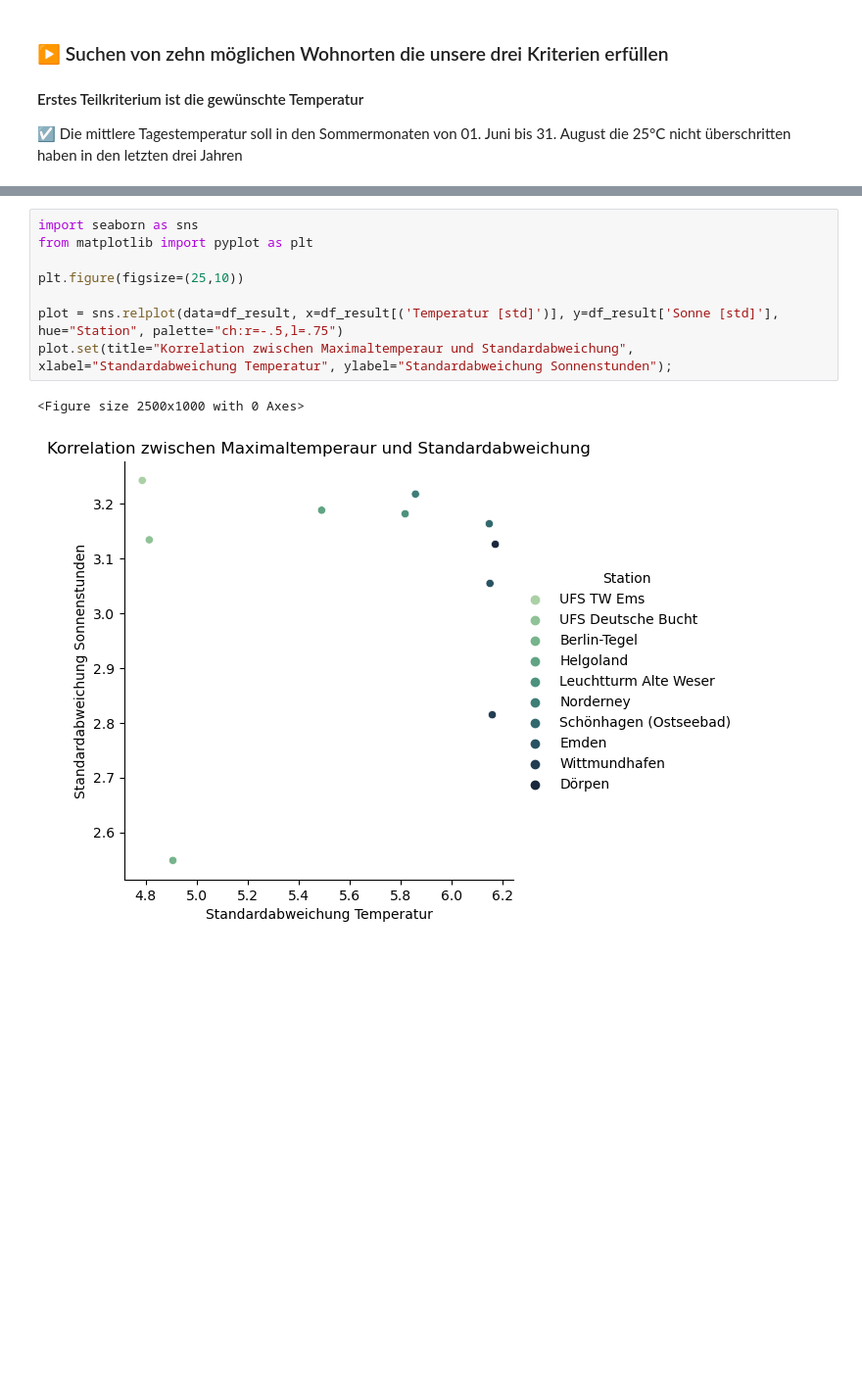
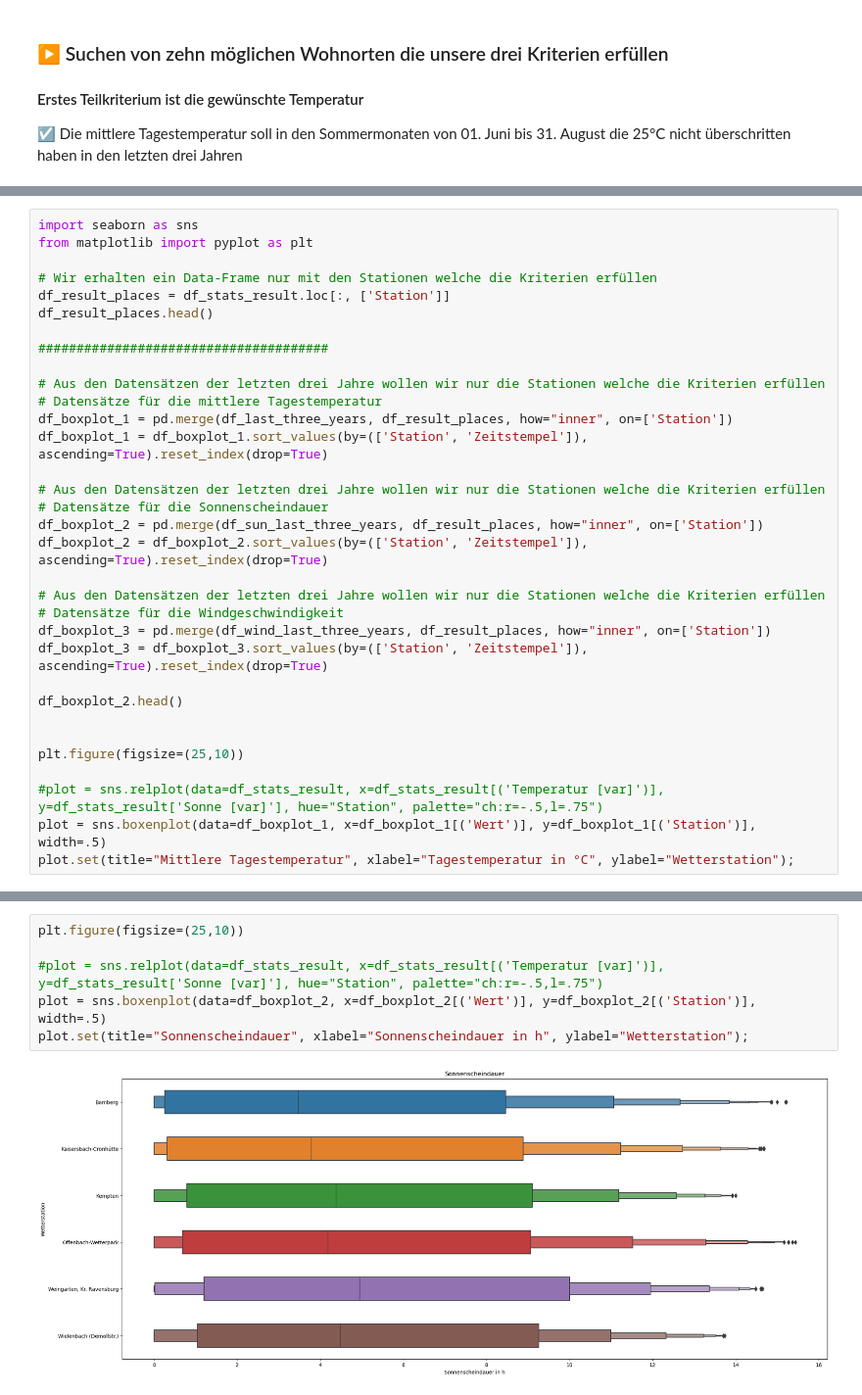
Before and after one commit to Gizmo-Labs/Statistical-Computing, a Jupyter notebook: Data-Analysis.ipynb, the cells around one changed output, grey strips where cells are left out. Shown at 98% size. Drawn from its saved outputs; the diff is of its cells as text; blank space fills up the shorter version.

```diff
--- a/Data-Analysis.ipynb
+++ b/Data-Analysis.ipynb
@@ -209,0 +261,33 @@ df_result.head(10).style.bar(subset=('Temperatur [std]'), color='blue').bar(subs
+# %%
+import seaborn as sns
+from matplotlib import pyplot as plt
+
+# Wir erhalten ein Data-Frame nur mit den Stationen welche die Kriterien erfüllen
+df_result_places = df_stats_result.loc[:, ['Station']]
+df_result_places.head()
+
+######################################
+
+# Aus den Datensätzen der letzten drei Jahre wollen wir nur die Stationen welche die Kriterien erfüllen
+# Datensätze für die mittlere Tagestemperatur
+df_boxplot_1 = pd.merge(df_last_three_years, df_result_places, how="inner", on=['Station'])
+df_boxplot_1 = df_boxplot_1.sort_values(by=(['Station', 'Zeitstempel']), ascending=True).reset_index(drop=True)
+
+# Aus den Datensätzen der letzten drei Jahre wollen wir nur die Stationen welche die Kriterien erfüllen
+# Datensätze für die Sonnenscheindauer
+df_boxplot_2 = pd.merge(df_sun_last_three_years, df_result_places, how="inner", on=['Station'])
+df_boxplot_2 = df_boxplot_2.sort_values(by=(['Station', 'Zeitstempel']), ascending=True).reset_index(drop=True)
+
+# Aus den Datensätzen der letzten drei Jahre wollen wir nur die Stationen welche die Kriterien erfüllen
+# Datensätze für die Windgeschwindigkeit
+df_boxplot_3 = pd.merge(df_wind_last_three_years, df_result_places, how="inner", on=['Station'])
+df_boxplot_3 = df_boxplot_3.sort_values(by=(['Station', 'Zeitstempel']), ascending=True).reset_index(drop=True)
+
+df_boxplot_2.head()
+
+
+plt.figure(figsize=(25,10))
+
+#plot = sns.relplot(data=df_stats_result, x=df_stats_result[('Temperatur [var]')], y=df_stats_result['Sonne [var]'], hue="Station", palette="ch:r=-.5,l=.75")
+plot = sns.boxenplot(data=df_boxplot_1, x=df_boxplot_1[('Wert')], y=df_boxplot_1[('Station')], width=.5)
+plot.set(title="Mittlere Tagestemperatur", xlabel="Tagestemperatur in °C", ylabel="Wetterstation");
@@ -210,11 +296,8 @@ df_result.head(10).style.bar(subset=('Temperatur [std]'), color='blue').bar(subs
 # %%
-import seaborn as sns
-from matplotlib import pyplot as plt
-
 plt.figure(figsize=(25,10))
 
-plot = sns.relplot(data=df_result, x=df_result[('Temperatur [std]')], y=df_result['Sonne [std]'], hue="Station", palette="ch:r=-.5,l=.75")
-plot.set(title="Korrelation zwischen Maximaltemperaur und Standardabweichung", xlabel="Standardabweichung Temperatur", ylabel="Standardabweichung Sonnenstunden");
+#plot = sns.relplot(data=df_stats_result, x=df_stats_result[('Temperatur [var]')], y=df_stats_result['Sonne [var]'], hue="Station", palette="ch:r=-.5,l=.75")
+plot = sns.boxenplot(data=df_boxplot_2, x=df_boxplot_2[('Wert')], y=df_boxplot_2[('Station')], width=.5)
+plot.set(title="Sonnenscheindauer", xlabel="Sonnenscheindauer in h", ylabel="Wetterstation");
 # %% [output]
-<Figure size 2500x1000 with 0 Axes>
-[figure, old version]
+[figure, new version]
```
Also changed, not shown: parts of 12 cells of this notebook.
